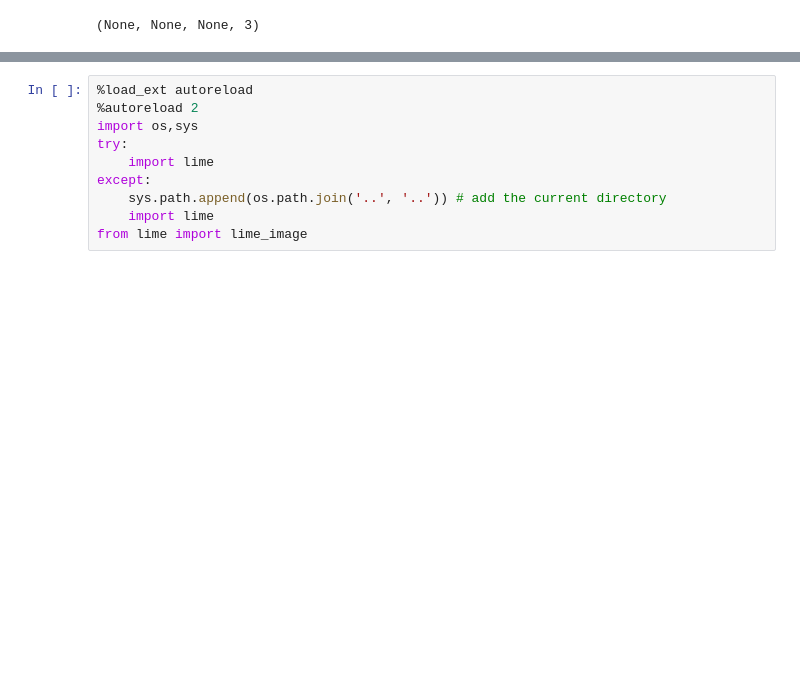
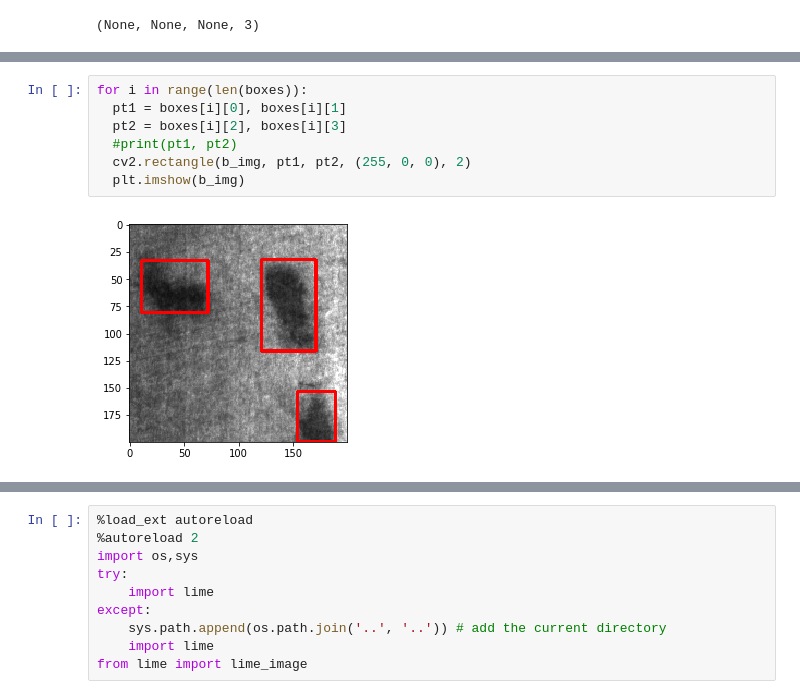
Before and after one commit to mahesh-sudhakar/NEU_XAI, a Jupyter notebook: xai_predict.ipynb, the cells around one changed output, grey strips where cells are left out. Drawn from its saved outputs; the diff is of its cells as text; blank space fills up the shorter version.

```diff
--- a/xai_predict.ipynb
+++ b/xai_predict.ipynb
@@ -77 +124,10 @@ Pitted Surface
+# %%
+for i in range(len(boxes)):
+  pt1 = boxes[i][0], boxes[i][1]
+  pt2 = boxes[i][2], boxes[i][3]
+  #print(pt1, pt2)
+  cv2.rectangle(b_img, pt1, pt2, (255, 0, 0), 2)
+  plt.imshow(b_img)
+# %% [output]
+[figure, added]
 # %%
```
Also changed, not shown: parts of 21 cells of this notebook.
